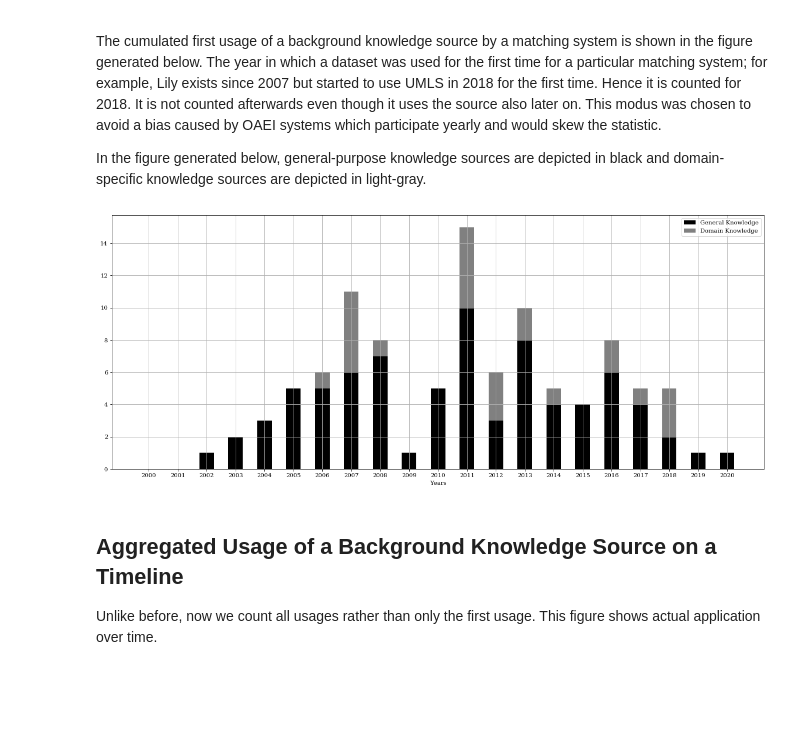
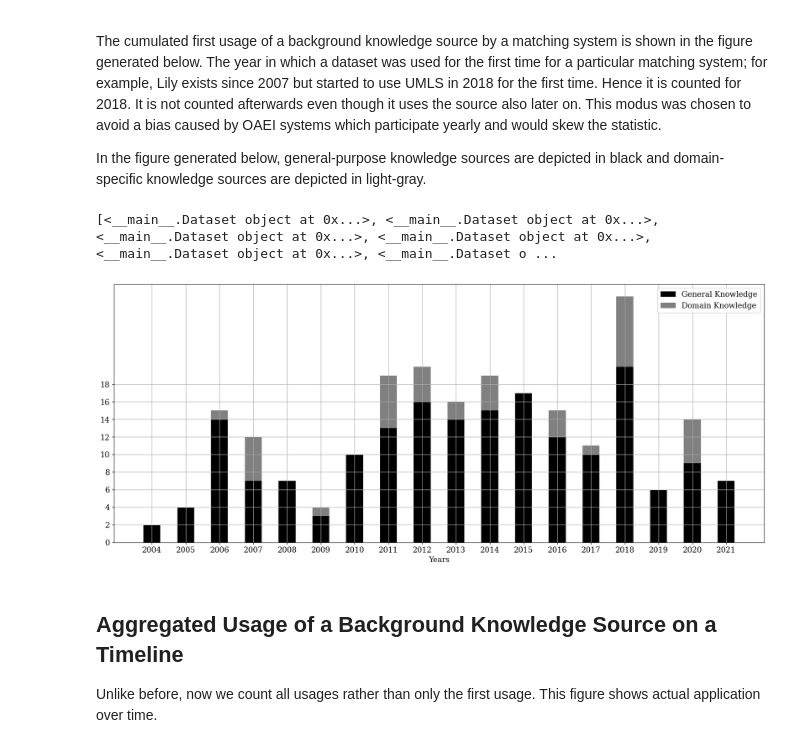
Before and after one commit to janothan/bk-in-matching-survey, a Jupyter notebook: submission_2/Survey_Paper_Figures.ipynb, the cells around one changed output. Drawn from its saved outputs; the diff is of its cells as text; code cells hidden in the pictures; blank space fills up the shorter version.

```diff
--- a/submission_2/Survey_Paper_Figures.ipynb
+++ b/submission_2/Survey_Paper_Figures.ipynb
@@ -600,6 +600,12 @@ class Dataset():
 
 def render_timeline(data_dictionary: Dict[Dataset, Dict[int, int]], lower_bound: int, upper_bound: int, file_name: str, y_axis_text: str) -> None:
     """The figure is saved and shown.
+
+        lower_bound : int
+            The beginning year.
+        upper_bound : int
+            The ending year, including!
+
     """
 
     # setup the plot
@@ -720,6 +726,7 @@ def render_cumulated_usage_per_year_with_domain_split(data_dictionary: Dict[Data
     ax.grid()
     ax.set_xlabel("Years")
     ax.set_xticks(range(lower_bound, upper_bound+1))
+    ax.set_yticks(range(0, 20, 2))
     ax.legend()
     fig.savefig(file_name, bbox_inches='tight')
     plt.show()
@@ -1254,11 +1383,15 @@ This modus was chosen to avoid a bias caused by OAEI systems which participate y
 
 In the figure generated below, general-purpose knowledge sources are depicted in black and domain-specific knowledge sources are depicted in light-gray.
 # %%
-# required data structures: data_dictionary, lower_bound, upper_bound
 # this figure shows the share of the domain types
-render_cumulated_usage_per_year_with_domain_split(data_dictionary=data_dictionary, lower_bound=lower_bound, upper_bound=upper_bound, file_name="bk_purpose_over_years.png")
+minimum_usage = 0
+lower_bound = 2004
+upper_bound = 2021 # including!
+reduced_data = get_reduced_data_dictionary(get_datasets_with_minimum_usage(minimum_usage=minimum_usage), data_dictionary)
+render_cumulated_usage_per_year_with_domain_split(data_dictionary=reduced_data, lower_bound=lower_bound, upper_bound=upper_bound, file_name="bk_purpose_over_years.png")
 # %% [output]
+[<__main__.Dataset object at 0x...>, <__main__.Dataset object at 0x...>, <__main__.Dataset object at 0x...>, <__main__.Dataset object at 0x...>, <__main__.Dataset object at 0x...>, <__main__.Dataset o ...
-[figure, old version]
+[figure, new version]
 # %% [markdown]
 ## Aggregated Usage of a Background Knowledge Source on a Timeline
 Unlike before, now we count all usages rather than only the first usage. This figure shows actual application over time.
```
Also changed, not shown: parts of 6 cells of this notebook, 8 other files.
